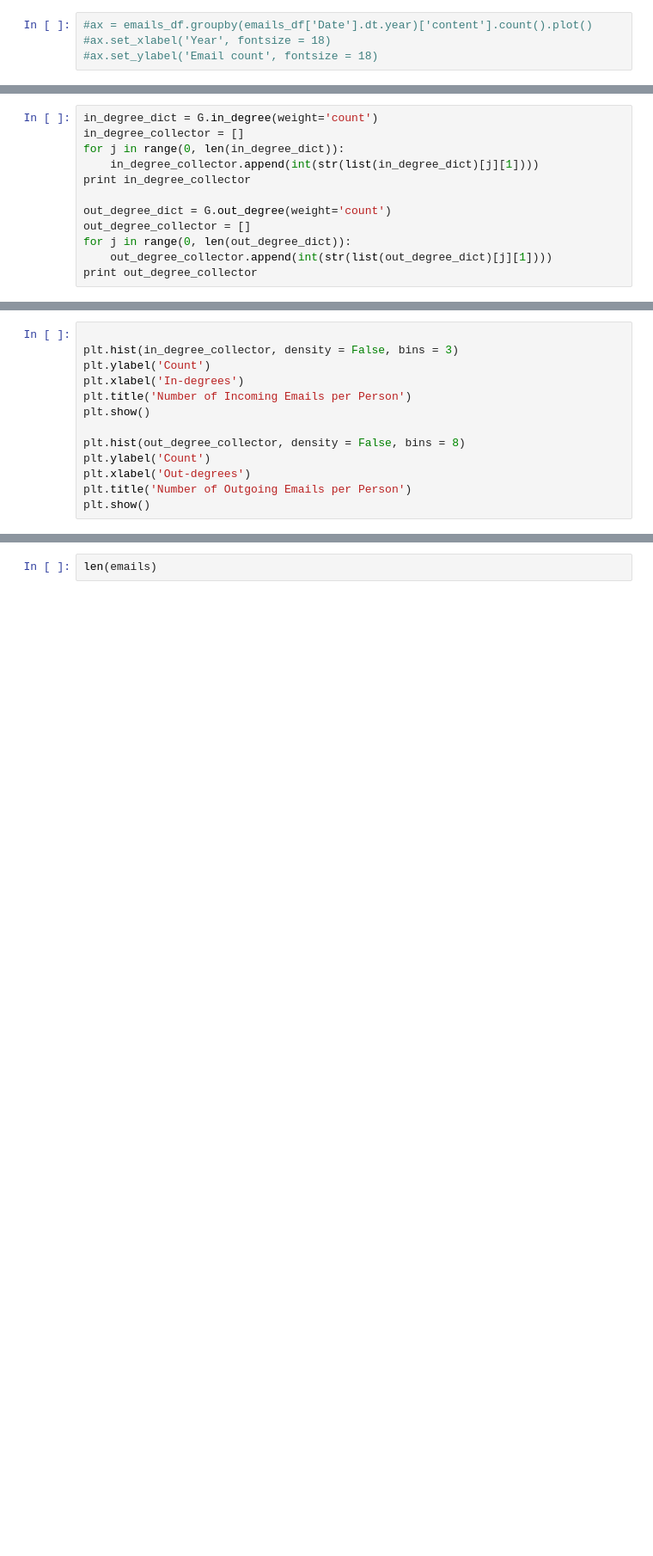
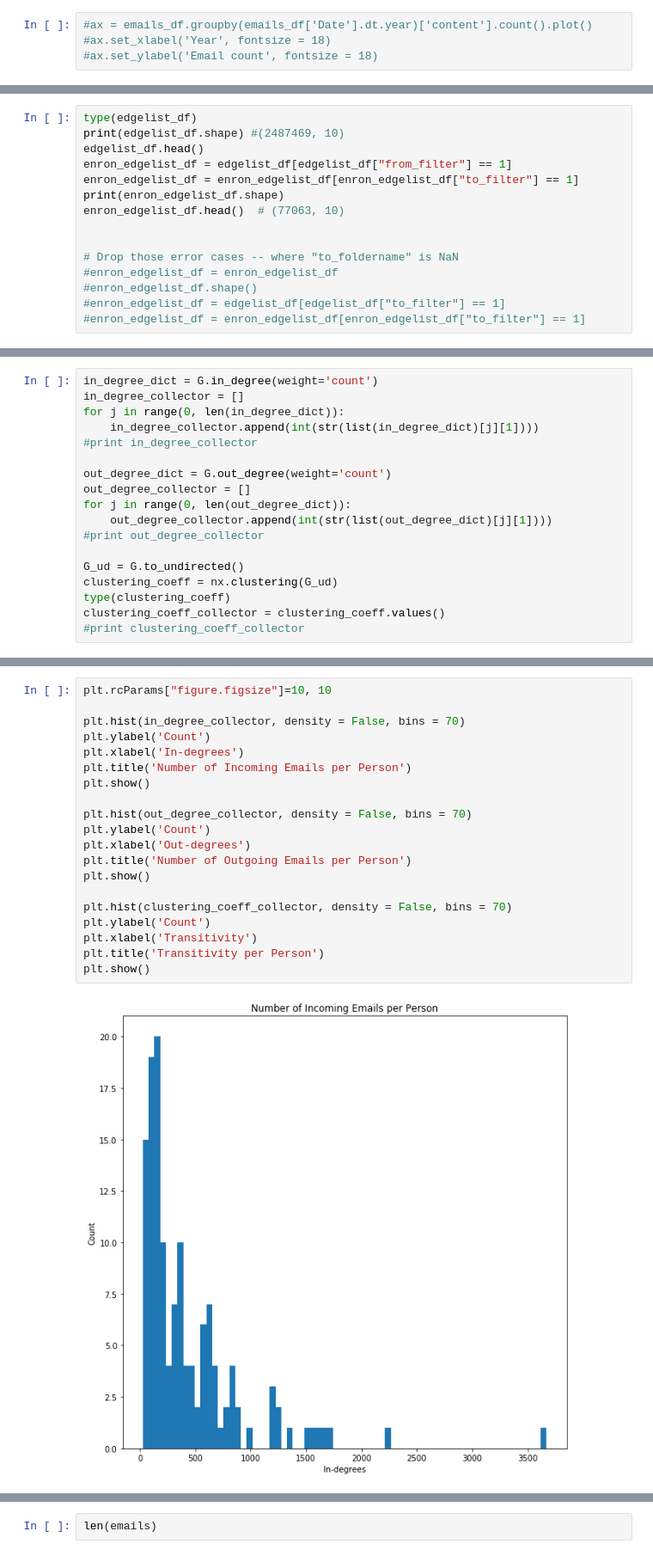
Before and after one commit to margeumkim/BRIDGEMAIL, a Jupyter notebook: email_test-Copy1-checkpoint.ipynb, the cells around one changed output, grey strips where cells are left out. Shown at 86% size. Drawn from its saved outputs; the diff is of its cells as text; blank space fills up the shorter version.

```diff
--- a/email_test-Copy1-checkpoint.ipynb
+++ b/email_test-Copy1-checkpoint.ipynb
@@ -268,0 +387,15 @@ set(['quenet-j', 'perlingiere-d', 'davis-d', 'arora-h', 'geaccone-t', 'shively-h
+# %%
+type(edgelist_df)
+print(edgelist_df.shape) #(2487469, 10)
+edgelist_df.head()
+enron_edgelist_df = edgelist_df[edgelist_df["from_filter"] == 1]
+enron_edgelist_df = enron_edgelist_df[enron_edgelist_df["to_filter"] == 1]
+print(enron_edgelist_df.shape)
+enron_edgelist_df.head()  # (77063, 10)
+
+
+# Drop those error cases -- where "to_foldername" is NaN
+#enron_edgelist_df = enron_edgelist_df
+#enron_edgelist_df.shape()
+#enron_edgelist_df = edgelist_df[edgelist_df["to_filter"] == 1]
+#enron_edgelist_df = enron_edgelist_df[enron_edgelist_df["to_filter"] == 1]
@@ -316,10 +673,16 @@ in_degree_dict = G.in_degree(weight='count')
 in_degree_collector = []
 for j in range(0, len(in_degree_dict)):
     in_degree_collector.append(int(str(list(in_degree_dict)[j][1])))
-print in_degree_collector
+#print in_degree_collector
 
 out_degree_dict = G.out_degree(weight='count')
 out_degree_collector = []
 for j in range(0, len(out_degree_dict)):
     out_degree_collector.append(int(str(list(out_degree_dict)[j][1])))
-print out_degree_collector
+#print out_degree_collector
+
+G_ud = G.to_undirected()
+clustering_coeff = nx.clustering(G_ud)
+type(clustering_coeff)
+clustering_coeff_collector = clustering_coeff.values()
+#print clustering_coeff_collector
@@ -328,13 +689,22 @@ KeyboardInterrupt:
 # %%
+plt.rcParams["figure.figsize"]=10, 10
 
-plt.hist(in_degree_collector, density = False, bins = 3)
+plt.hist(in_degree_collector, density = False, bins = 70)
 plt.ylabel('Count')
 plt.xlabel('In-degrees')
 plt.title('Number of Incoming Emails per Person')
 plt.show()
 
-plt.hist(out_degree_collector, density = False, bins = 8)
+plt.hist(out_degree_collector, density = False, bins = 70)
 plt.ylabel('Count')
 plt.xlabel('Out-degrees')
 plt.title('Number of Outgoing Emails per Person')
 plt.show()
+
+plt.hist(clustering_coeff_collector, density = False, bins = 70)
+plt.ylabel('Count')
+plt.xlabel('Transitivity')
+plt.title('Transitivity per Person')
+plt.show()
+# %% [output]
+[figure, added]
```
Also changed, not shown: parts of 22 cells of this notebook.
